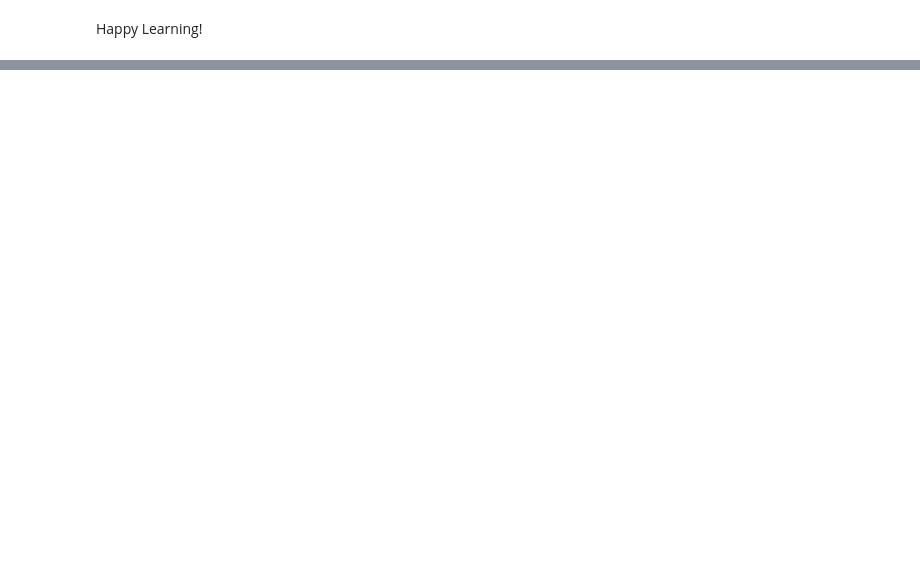
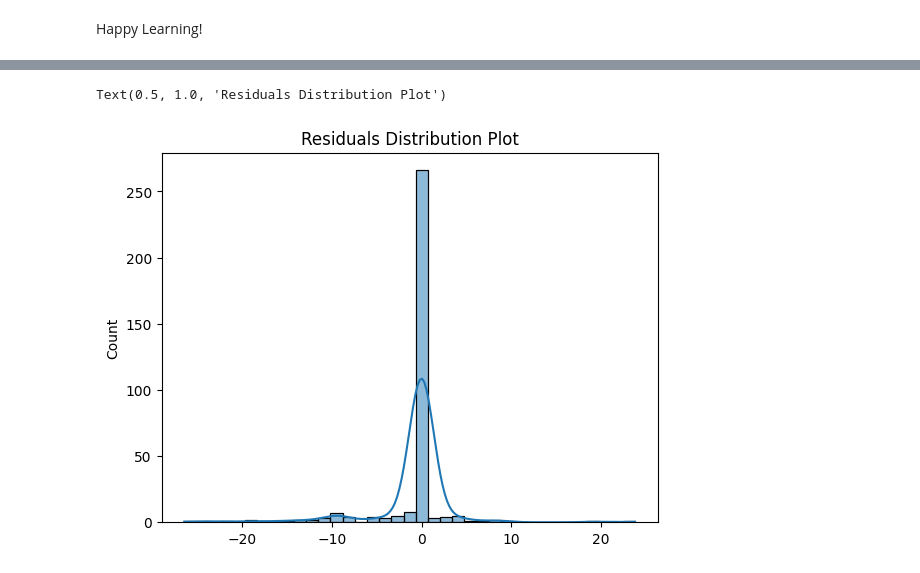
Before and after one commit to jposluszny/Machine-Learning, a Jupyter notebook: Sklearn Neural Nets/Regression/project/exercise.ipynb, the cells around one changed output, grey strips where cells are left out. Drawn from its saved outputs; the diff is of its cells as text; code cells hidden in the pictures; blank space fills up the shorter version.

```diff
--- a/Sklearn Neural Nets/Regression/project/exercise.ipynb
+++ b/Sklearn Neural Nets/Regression/project/exercise.ipynb
@@ -27,0 +92,6 @@ Happy Learning!
+# %%
+g = sns.histplot(y_test - predictions, kde=True)
+g.set_title('Residuals Distribution Plot')
+# %% [output]
+Text(0.5, 1.0, 'Residuals Distribution Plot')
+[figure, added]
```
Also changed, not shown: parts of 19 cells of this notebook.
